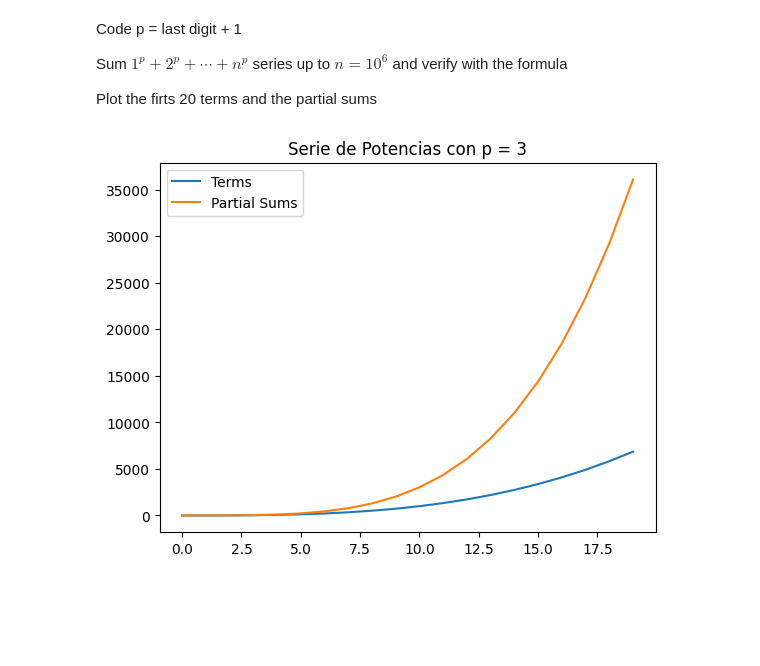
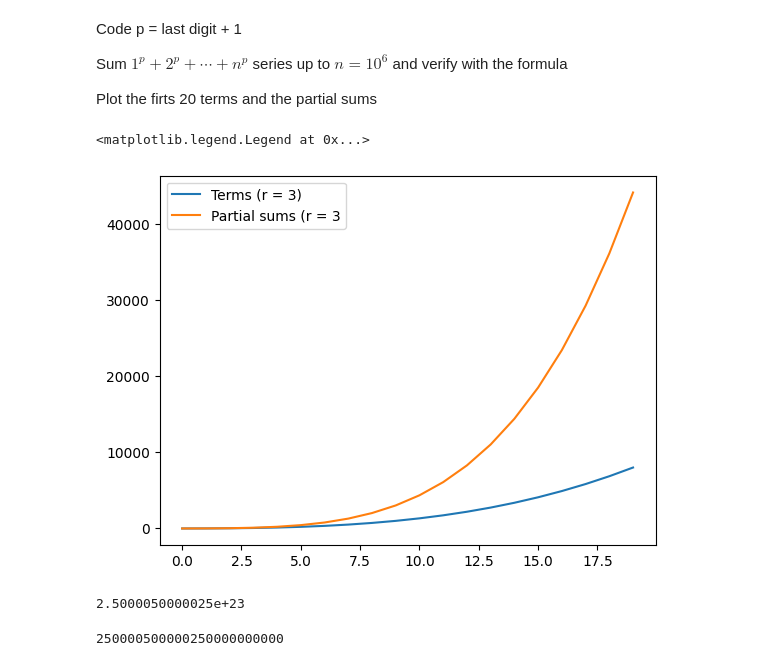
Before and after one commit to sgarciarod/MetNumUN2023II, a Jupyter notebook: Lab1/sgarciarod_ArithmeticSeriesGeometricSeriesPowerSums.ipynb, the cells around one changed output. Drawn from its saved outputs; the diff is of its cells as text; code cells hidden in the pictures; blank space fills up the shorter version.

```diff
--- a/Lab1/sgarciarod_ArithmeticSeriesGeometricSeriesPowerSums.ipynb
+++ b/Lab1/sgarciarod_ArithmeticSeriesGeometricSeriesPowerSums.ipynb
@@ -398,22 +483,32 @@ Plot the firts 20 terms and the partial sums
 # %%
 import matplotlib.pyplot as plt
 
-def power_series_sum(p, n):
-    return sum(i**p for i in range(1, n+1))
+partial_sums, terms_lists = [], []
 
-p = 3  # Last digit + 1
-n = 10**6
+n = 1000000
+p = 3
+S_n = 0
+for i in range(1, n+1):
+    a_i = i**p
+    S_n += a_i
+    if (i <= 20):
+        partial_sums.append(S_n)
+        terms_lists.append(a_i)
 
-sum_power_series = power_series_sum(p, n)
 
-terms = [i**p for i in range(20)]
-partial_sums = [power_series_sum(p, i) for i in range(20)]
 
-plt.plot(range(20), terms, label='Terms')
-plt.plot(range(20), partial_sums, label='Partial Sums')
-plt.title(f'Serie de Potencias con p = {p}')
+plt.plot(terms_lists, label="Terms (r = 3)")
+plt.plot(partial_sums, label="Partial sums (r = 3")
 plt.legend()
-
-plt.show()
 # %% [output]
+<matplotlib.legend.Legend at 0x...>
-[figure, old version]
+[figure, new version]
+# %%
+n=10**6
+1/4*((n**4)+(2*(n**3))+(n**2))
+# %% [output]
+2.5000050000025e+23
+# %%
+S_n
+# %% [output]
+250000500000250000000000
```
Also changed, not shown: parts of 12 cells of this notebook.
